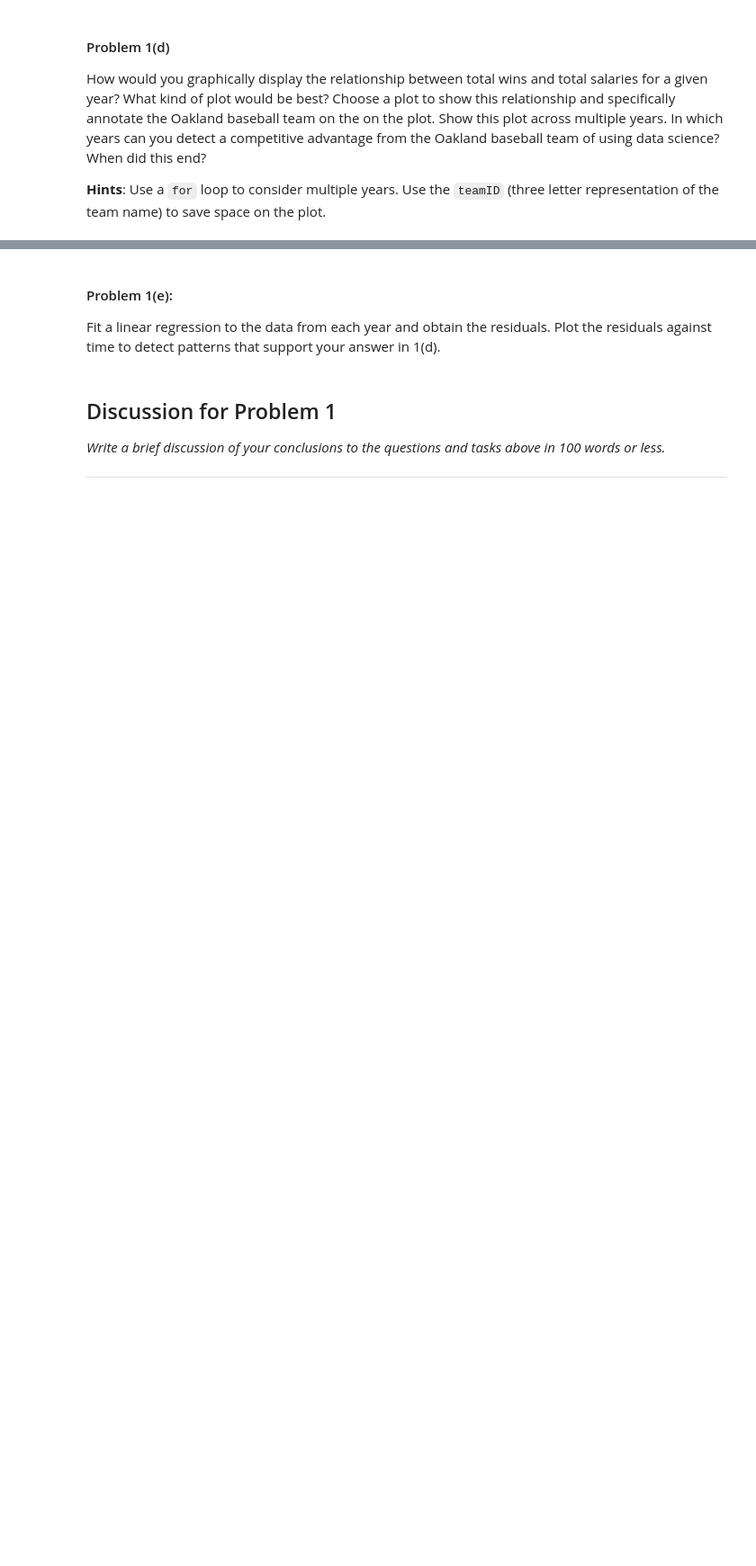
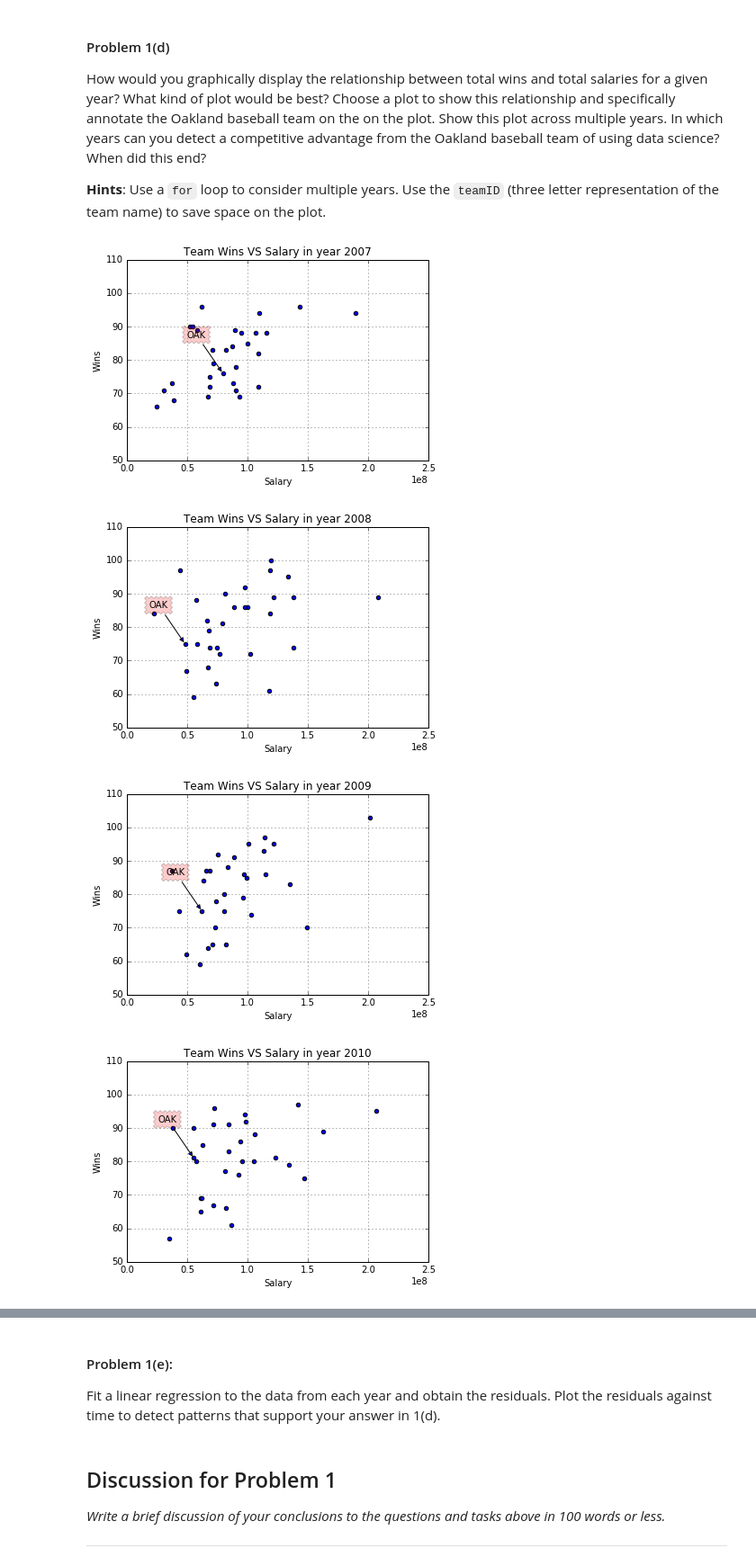
Before and after one commit to LinfinityLab/data-science-hw-assignments, a Jupyter notebook: hw1/HW1Prob1.ipynb, the cells around one changed output, grey strips where cells are left out. Shown at 90% size. Saved outputs shown, nothing was run; the diff lists cells and outputs as text; code cells hidden in the pictures; blank space fills up the shorter version.

```diff
--- a/hw1/HW1Prob1.ipynb
+++ b/hw1/HW1Prob1.ipynb
@@ -56,0 +63,3 @@ Load in [these CSV files](http://seanlahman.com/files/database/lahman-csv_2014-0
+# %%
+salaries = pd.read_csv(files.open('Salaries.csv'))
+salaries.head()
@@ -56,0 +73,3 @@ Load in [these CSV files](http://seanlahman.com/files/database/lahman-csv_2014-0
+# %%
+teams = pd.read_csv(files.open('Teams.csv'))
+teams.head()
@@ -62,0 +88,4 @@ Summarize the Salaries DataFrame to show the total salaries for each team for ea
+# %%
+#your code here
+yearly_salaries = salaries.groupby(['teamID', 'yearID'], as_index=False).sum()
+yearly_salaries.head()
@@ -70,0 +105,6 @@ Merge the new summarized Salaries DataFrame and Teams DataFrame together to crea
+# %%
+#your code here
+teams.rename(columns = {'W':'win'}, inplace = True)
+yearly_wins = teams[['teamID', 'yearID', 'win']]
+merged_df = pd.merge(yearly_salaries, yearly_wins, on=['teamID', 'yearID'], how='inner')
+merged_df.head()
@@ -78,0 +124,22 @@ How would you graphically display the relationship between total wins and total
+# %%
+#your code here
+
+for yr in range(2007,2013):
+    yearData = merged_df[merged_df.yearID == yr]
+    ax = yearData.plot(kind='scatter', x='salary', y='win')
+    plt.annotate('OAK', xy = (yearData['salary'][yearData['teamID'] == 'OAK'],
+                              yearData['win'][yearData['teamID']=='OAK']),
+                 xytext = (-40, 40), textcoords = 'offset points',
+                 bbox = dict(boxstyle='sawtooth,pad=0.5', fc='red', alpha=0.2),
+                 arrowprops = dict(arrowstyle='-|>'))
+    plt.title('Team Wins VS Salary in year ' + str(yr))
+    plt.xlabel('Salary')
+    plt.ylabel('Wins')
+    plt.xlim(0, 2.5e8)
+    plt.ylim(50, 110)
+    plt.grid()
+# %% [output]
+[figure, added]
+[figure, added]
+[figure, added]
+[figure, added]
```
Also changed, not shown: parts of 10 cells of this notebook.
